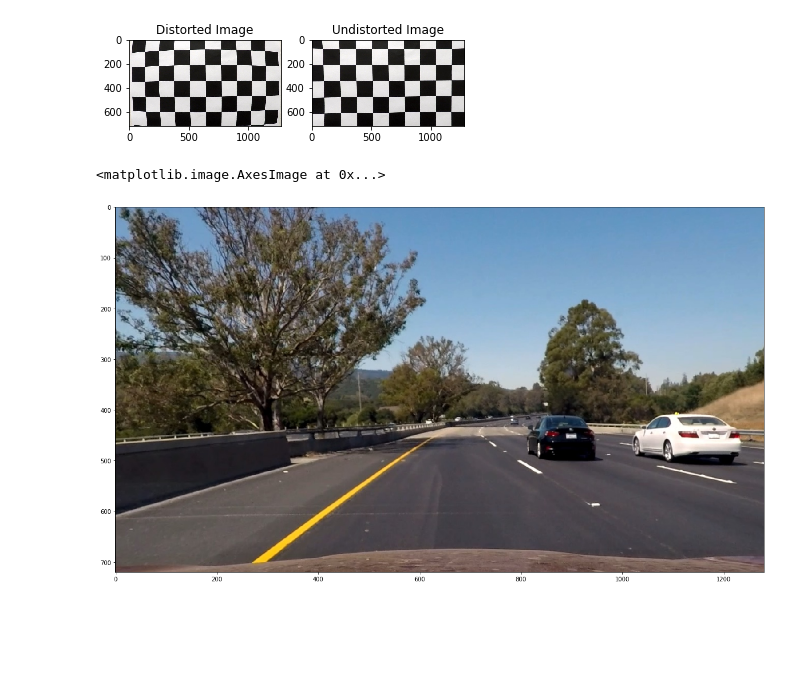
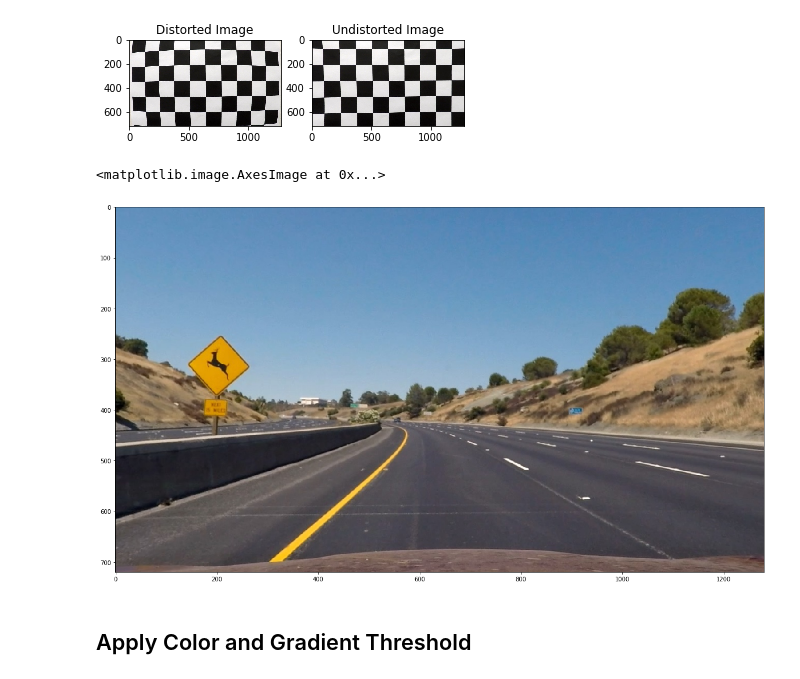
Before and after one commit to AbhilashAbhimsh/Advanced_Lane-lines, a Jupyter notebook: Project.ipynb, the cells around one changed output. Drawn from its saved outputs; the diff is of its cells as text; code cells hidden in the pictures; blank space fills up the shorter version.

```diff
--- a/Project.ipynb
+++ b/Project.ipynb
@@ -47,16 +47,18 @@ plt.imshow(undistort)
 <matplotlib.image.AxesImage at 0x...>
 [figure]
 # %%
-img_path = "test_images/test6.jpg"
+img_path = "test_images/test2.jpg"
 # img_path = "test_images/straight_lines2.jpg"
 img = mpimg.imread(img_path)
 plt.figure(figsize=(20,20))
 plt.imshow(img)
 undistorted_original = cv2.undistort(img, mtx, dist, None, mtx)
 plt.imshow(undistorted_original)
 # %% [output]
 <matplotlib.image.AxesImage at 0x...>
-[figure, old version]
+[figure, new version]
+# %% [markdown]
+## Apply Color and Gradient Threshold
 # %%
 # Color Thresholding
 plt.figure(figsize=(20,20))
```
Also changed, not shown: parts of 14 cells of this notebook.
